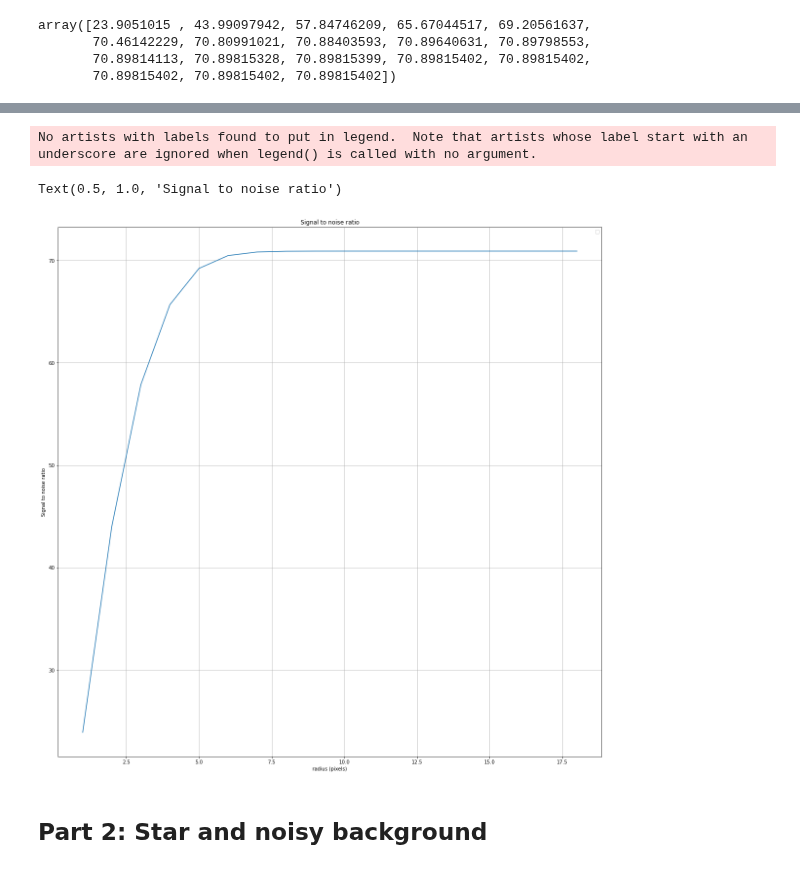
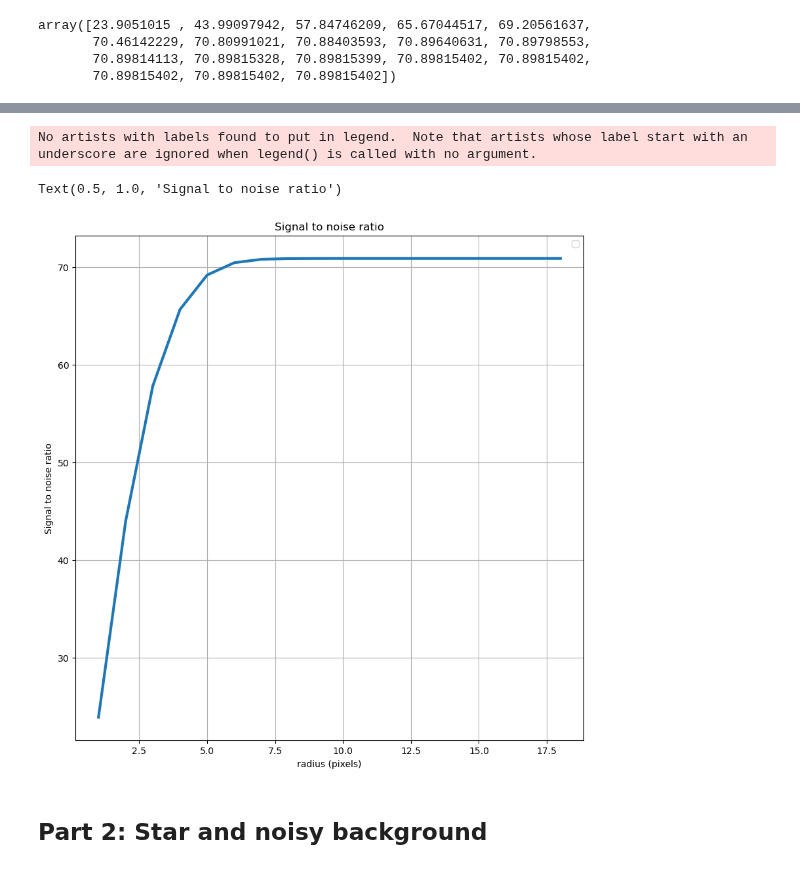
Before and after one commit to mwcraig/ast266-notes, a Jupyter notebook: 2023-10-16-aperture-size.ipynb, the cells around one changed output, grey strips where cells are left out. Drawn from its saved outputs; the diff is of its cells as text; code cells hidden in the pictures.

```diff
--- a/2023-10-16-aperture-size.ipynb
+++ b/2023-10-16-aperture-size.ipynb
@@ -38,6 +31,7 @@ def circle(x, y, radius):
 rng = np.random.default_rng(seed=548975)
 # %%
 figure_size = (20, 20)
+graph_size = (10, 10)
 image_size = 25
 star_center = (12, 12)
 sigma = 2  # Gaussian width of the star
@@ -129,18 +123,18 @@ Text(0, 0.5, 'Noise')
 # %%
-plt.figure(figsize=figure_size)
-plt.plot(cgrow.radius, signal / noise)
+plt.figure(figsize=graph_size)
+plt.plot(cgrow.radius, signal / noise, linewidth=3)
 
 # for factor in [1.0, 1.4, 2.0]:
 #     plt.vlines(factor * fwhm, *plt.ylim(), linestyle='dashed', colors='C1', label=f"{factor:.1f} x FWHM")
 plt.grid()
 plt.legend()
 plt.xlabel('radius (pixels)')
 plt.ylabel('Signal to noise ratio')
 plt.title('Signal to noise ratio')
 # %% [output]
 No artists with labels found to put in legend.  Note that artists whose label start with an underscore are ignored when legend() is called with no argument.
 Text(0.5, 1.0, 'Signal to noise ratio')
-[figure, old version]
+[figure, new version]
 # %% [markdown]
 ## Part 2: Star and noisy background
 # %%
```
Also changed, not shown: parts of 13 cells of this notebook, 2 other files.
